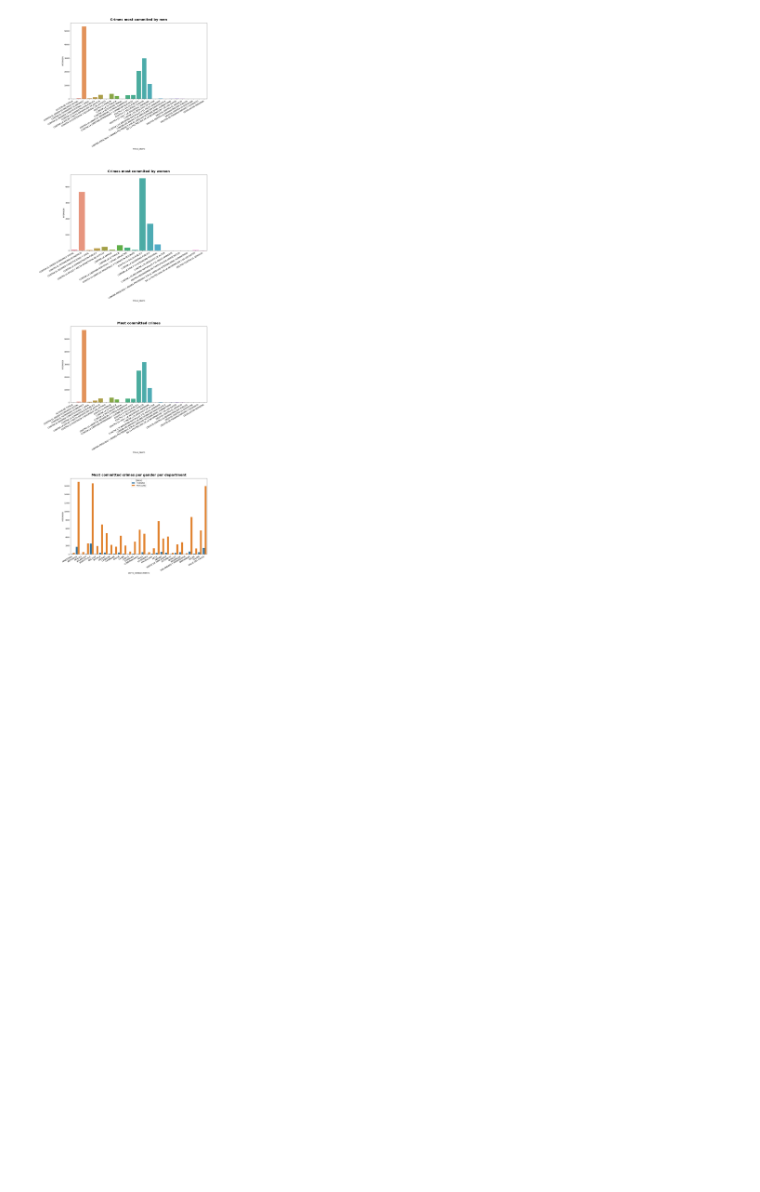
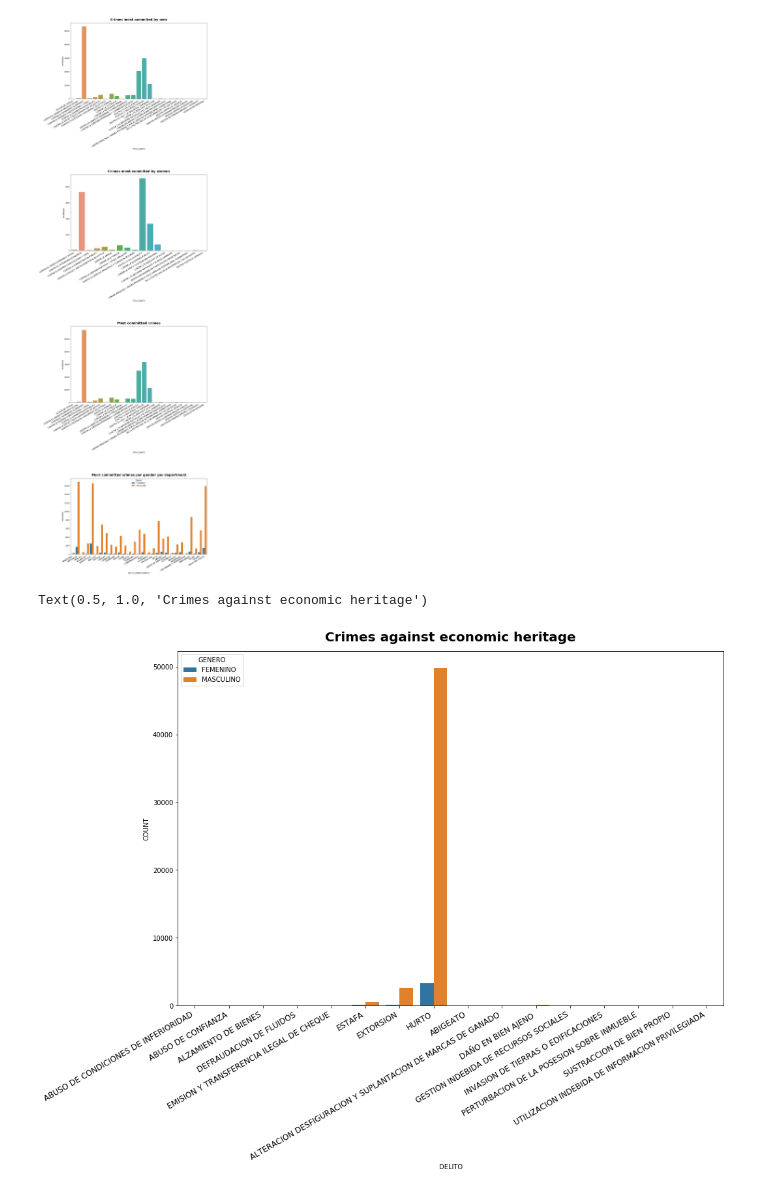
Before and after one commit to sagilar/ds4a-team6, a Jupyter notebook: GENDER_ANALYSIS_project_notebook_minjusticia.ipynb, the cells around one changed output. Drawn from its saved outputs; the diff is of its cells as text; code cells hidden in the pictures; blank space fills up the shorter version.

Commit message:
Check most commited specific crimes
Checking the most committed crime in the category that each gender outperformed

```diff
--- a/GENDER_ANALYSIS_project_notebook_minjusticia.ipynb
+++ b/GENDER_ANALYSIS_project_notebook_minjusticia.ipynb
@@ -303,3 +303,21 @@ fig.subplots_adjust(wspace=.1, hspace=1);
 #             )
 # %% [output]
 [figure]
+# %%
+economic_crime = df_mj[(df_mj["TITULO_DELITO"]=="CONTRA EL PATRIMONIO ECONOMICO")].groupby(["GENERO", "DELITO"])["DELITO"].agg("count")
+economic_crime = pd.DataFrame(economic_crime)
+economic_crime.rename(columns={"DELITO": "COUNT"},inplace=True)
+economic_crime.reset_index(inplace=True)
+# %%
+economic_crime
+
+fig_dims = (15, 10)
+fig, ax = plt.subplots(figsize=fig_dims)
+
+sns.barplot(x="DELITO", y="COUNT", data=economic_crime, hue="GENERO", ax=ax)
+ax.set_xticklabels(ax.get_xticklabels(),rotation=30, horizontalalignment='right', fontsize = 12)
+
+ax.set_title('Crimes against economic heritage', fontsize=20, fontweight='bold', pad=15)
+# %% [output]
+Text(0.5, 1.0, 'Crimes against economic heritage')
+[figure, added]
```
Also changed, not shown: parts of 2 cells of this notebook.
